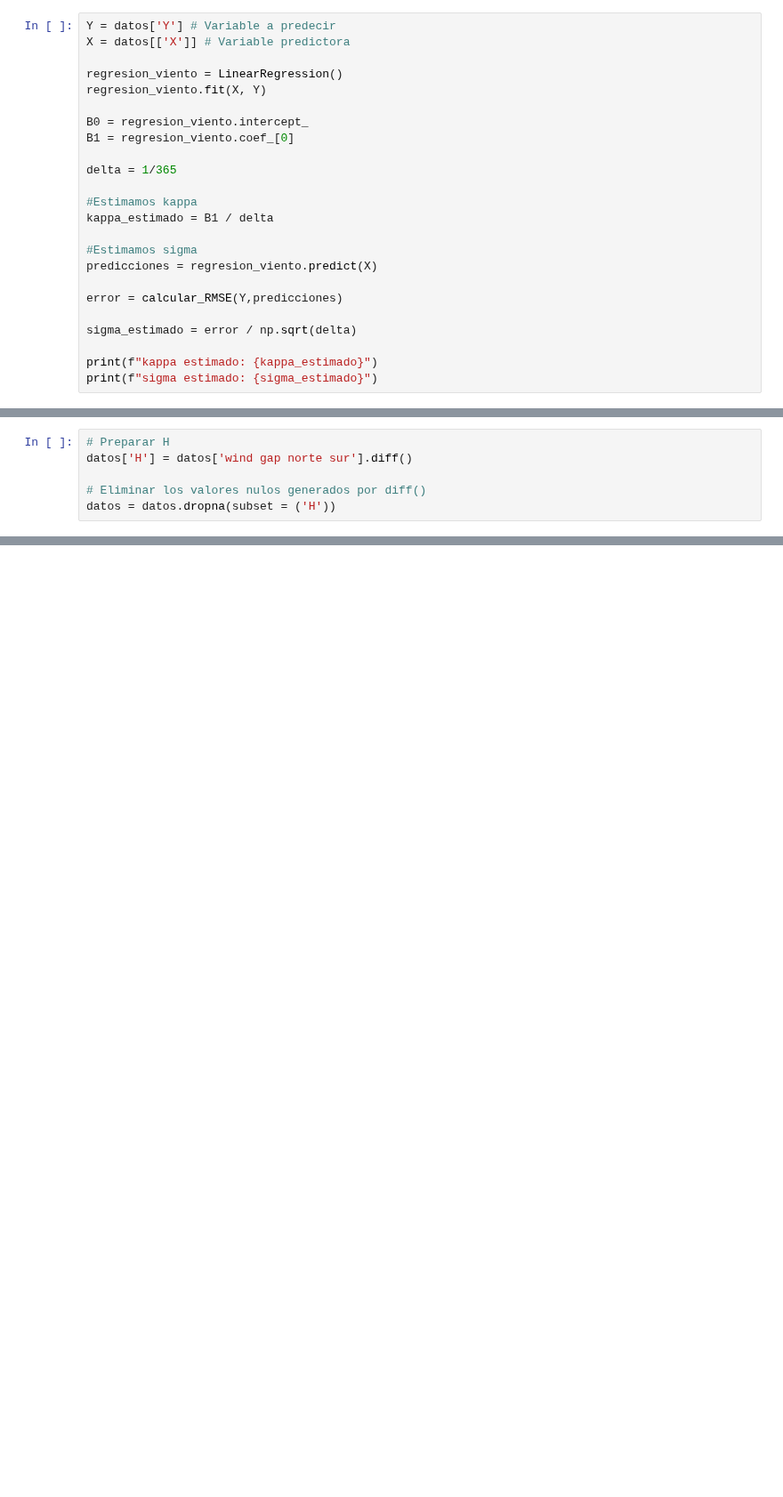
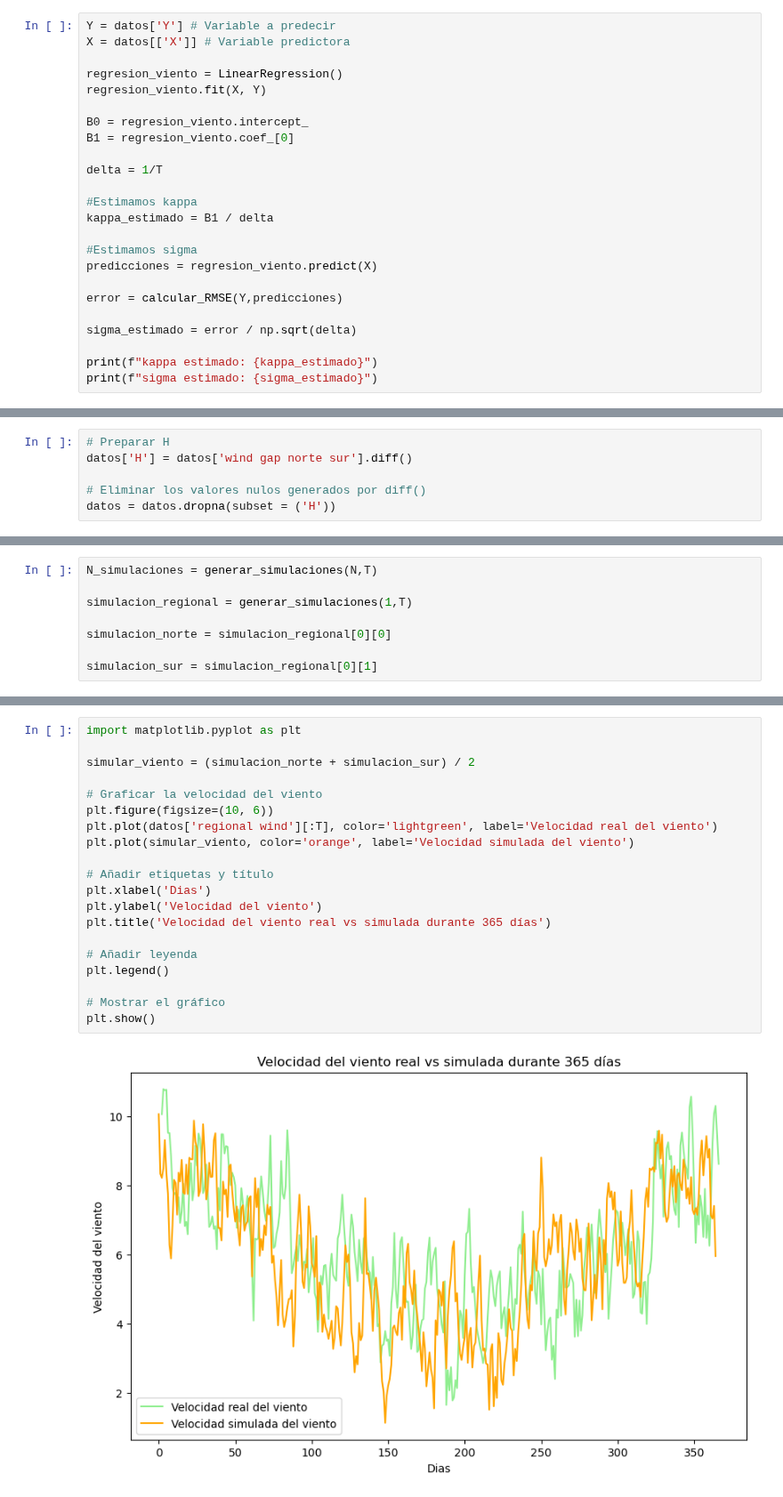
Before and after one commit to MarianoSanson/tp-viento, a Jupyter notebook: entrega.ipynb, the cells around one changed output, grey strips where cells are left out. Shown at 89% size. Cells and saved outputs as stored; diff of their text form; blank space fills up the shorter version.

```diff
--- a/entrega.ipynb
+++ b/entrega.ipynb
@@ -95,7 +100,7 @@ regresion_viento.fit(X, Y)
 B0 = regresion_viento.intercept_
 B1 = regresion_viento.coef_[0]
 
-delta = 1/365
+delta = 1/T
 
 #Estimamos kappa
 kappa_estimado = B1 / delta
@@ -175,0 +222,8 @@ gamma estimado: 10.091915756839064
+# %%
+N_simulaciones = generar_simulaciones(N,T)
+
+simulacion_regional = generar_simulaciones(1,T)
+
+simulacion_norte = simulacion_regional[0][0]
+
+simulacion_sur = simulacion_regional[0][1]
@@ -175,0 +255,22 @@ gamma estimado: 10.091915756839064
+# %%
+import matplotlib.pyplot as plt
+
+simular_viento = (simulacion_norte + simulacion_sur) / 2
+
+# Graficar la velocidad del viento
+plt.figure(figsize=(10, 6))
+plt.plot(datos['regional wind'][:T], color='lightgreen', label='Velocidad real del viento')
+plt.plot(simular_viento, color='orange', label='Velocidad simulada del viento')
+
+# Añadir etiquetas y título
+plt.xlabel('Dias')
+plt.ylabel('Velocidad del viento')
+plt.title('Velocidad del viento real vs simulada durante 365 días')
+
+# Añadir leyenda
+plt.legend()
+
+# Mostrar el gráfico
+plt.show()
+# %% [output]
+[figure, added]
```
Also changed, not shown: parts of 72 cells of this notebook.
